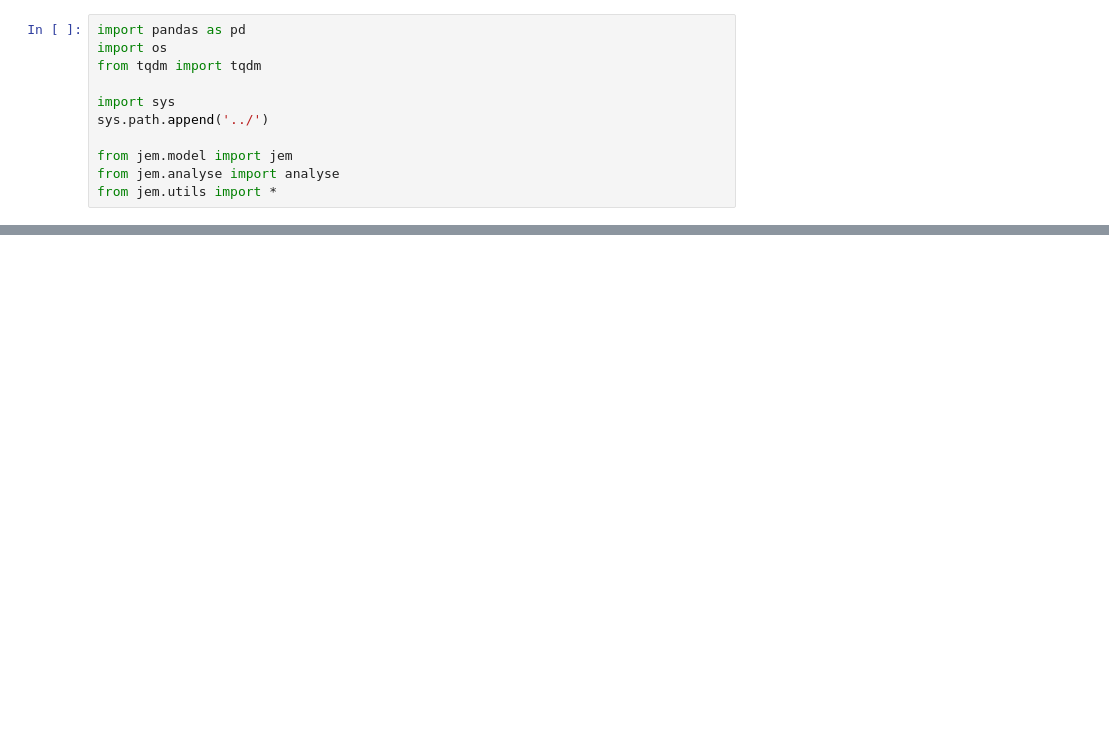
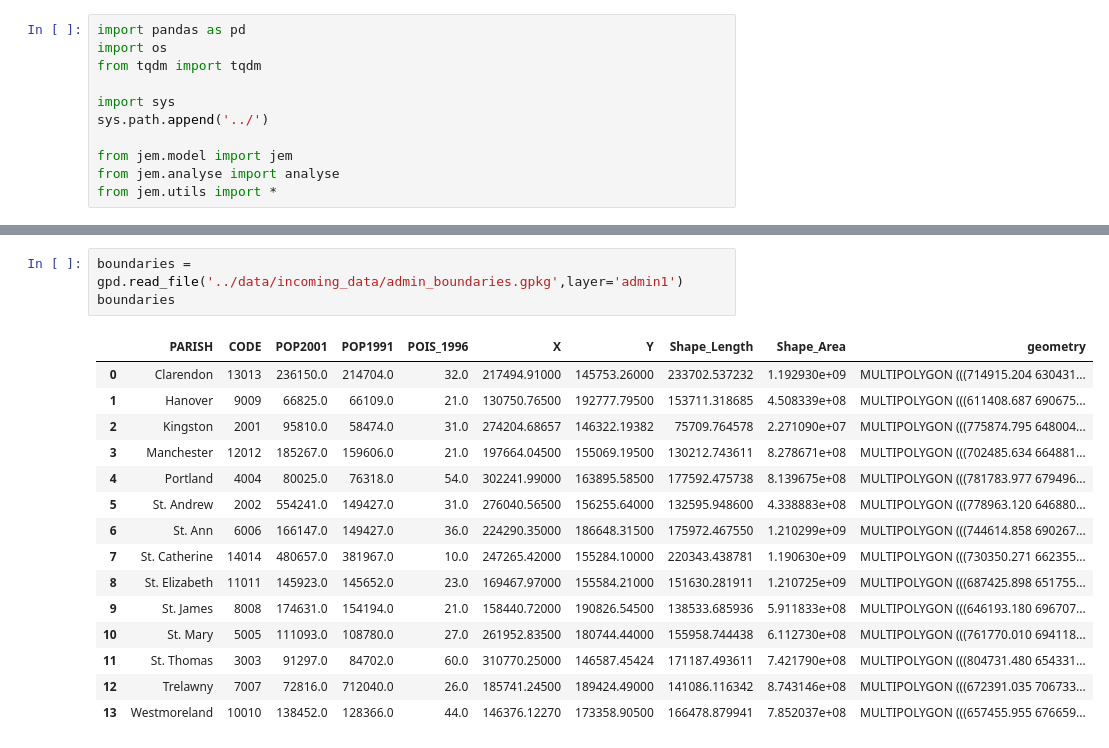
Before and after one commit to nismod/JEM, a Jupyter notebook: notebook/jem-demo.ipynb, the cells around one changed output, grey strips where cells are left out. Cells and saved outputs as stored; diff of their text form; blank space fills up the shorter version.

```diff
--- a/notebook/jem-demo.ipynb
+++ b/notebook/jem-demo.ipynb
@@ -100,0 +164,19 @@ DriverError: ../data/spatial/infrasim-network/version_1.0/nodes_component_1.shp:
+# %%
+boundaries = gpd.read_file('../data/incoming_data/admin_boundaries.gpkg',layer='admin1')
+boundaries
+# %% [output]
+|  | PARISH | CODE | POP2001 | POP1991 | POIS_1996 | X | Y | Shape_Length | Shape_Area | geometry |
+| 0 | Clarendon | 13013 | 236150.0 | 214704.0 | 32.0 | 217494.91000 | 145753.26000 | 233702.537232 | 1.192930e+09 | MULTIPOLYGON (((714915.204 630431... |
+| 1 | Hanover | 9009 | 66825.0 | 66109.0 | 21.0 | 130750.76500 | 192777.79500 | 153711.318685 | 4.508339e+08 | MULTIPOLYGON (((611408.687 690675... |
+| 2 | Kingston | 2001 | 95810.0 | 58474.0 | 31.0 | 274204.68657 | 146322.19382 | 75709.764578 | 2.271090e+07 | MULTIPOLYGON (((775874.795 648004... |
+| 3 | Manchester | 12012 | 185267.0 | 159606.0 | 21.0 | 197664.04500 | 155069.19500 | 130212.743611 | 8.278671e+08 | MULTIPOLYGON (((702485.634 664881... |
+| 4 | Portland | 4004 | 80025.0 | 76318.0 | 54.0 | 302241.99000 | 163895.58500 | 177592.475738 | 8.139675e+08 | MULTIPOLYGON (((781783.977 679496... |
+| 5 | St. Andrew | 2002 | 554241.0 | 149427.0 | 31.0 | 276040.56500 | 156255.64000 | 132595.948600 | 4.338883e+08 | MULTIPOLYGON (((778963.120 646880... |
+| 6 | St. Ann | 6006 | 166147.0 | 149427.0 | 36.0 | 224290.35000 | 186648.31500 | 175972.467550 | 1.210299e+09 | MULTIPOLYGON (((744614.858 690267... |
+| 7 | St. Catherine | 14014 | 480657.0 | 381967.0 | 10.0 | 247265.42000 | 155284.10000 | 220343.438781 | 1.190630e+09 | MULTIPOLYGON (((730350.271 662355... |
+| 8 | St. Elizabeth | 11011 | 145923.0 | 145652.0 | 23.0 | 169467.97000 | 155584.21000 | 151630.281911 | 1.210725e+09 | MULTIPOLYGON (((687425.898 651755... |
+| 9 | St. James | 8008 | 174631.0 | 154194.0 | 21.0 | 158440.72000 | 190826.54500 | 138533.685936 | 5.911833e+08 | MULTIPOLYGON (((646193.180 696707... |
+| 10 | St. Mary | 5005 | 111093.0 | 108780.0 | 27.0 | 261952.83500 | 180744.44000 | 155958.744438 | 6.112730e+08 | MULTIPOLYGON (((761770.010 694118... |
+| 11 | St. Thomas | 3003 | 91297.0 | 84702.0 | 60.0 | 310770.25000 | 146587.45424 | 171187.493611 | 7.421790e+08 | MULTIPOLYGON (((804731.480 654331... |
+| 12 | Trelawny | 7007 | 72816.0 | 712040.0 | 26.0 | 185741.24500 | 189424.49000 | 141086.116342 | 8.743146e+08 | MULTIPOLYGON (((672391.035 706733... |
+| 13 | Westmoreland | 10010 | 138452.0 | 128366.0 | 44.0 | 146376.12270 | 173358.90500 | 166478.879941 | 7.852037e+08 | MULTIPOLYGON (((657455.955 676659... |
```
Also changed, not shown: parts of 14 cells of this notebook, 10 other files.
